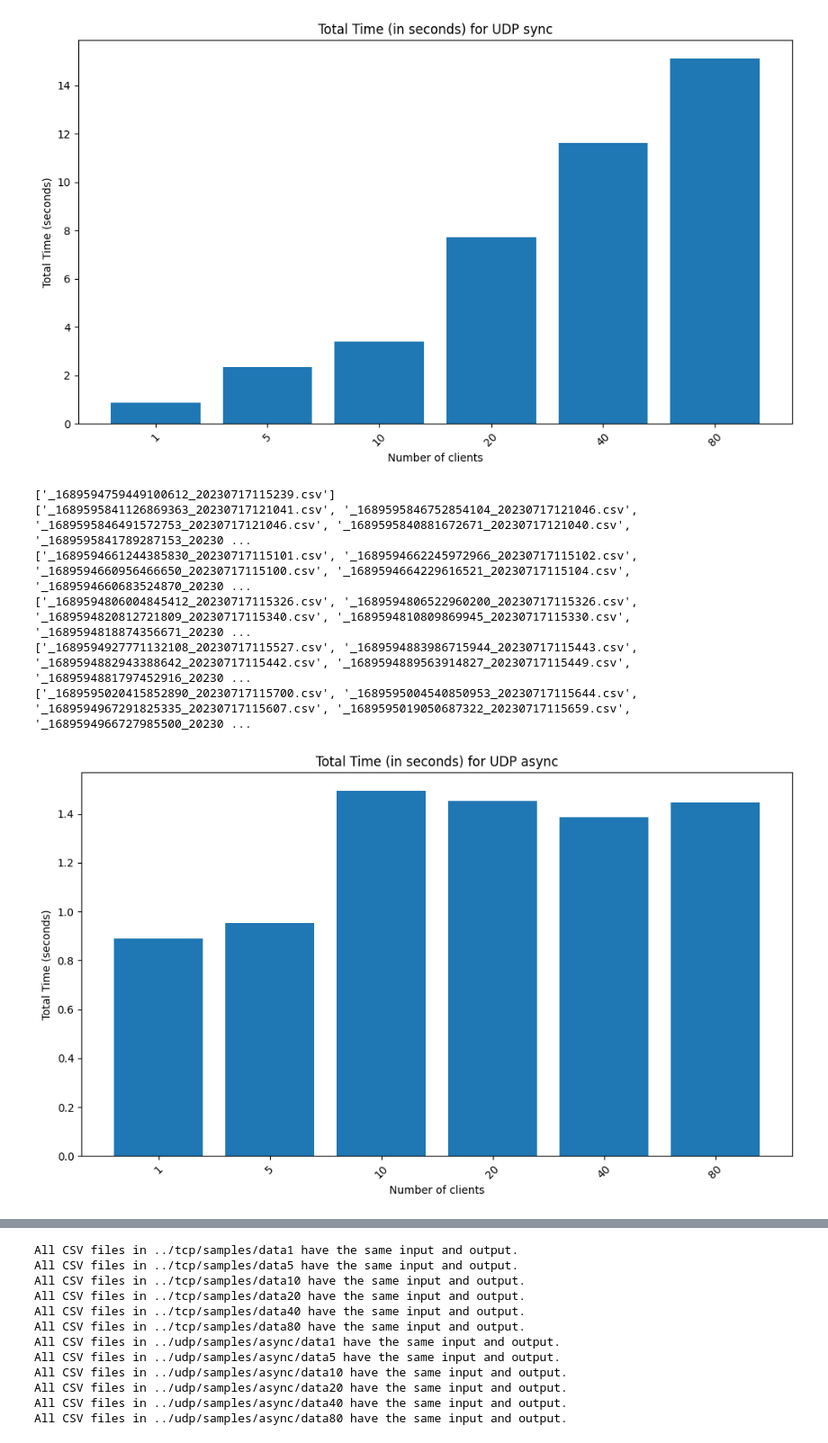
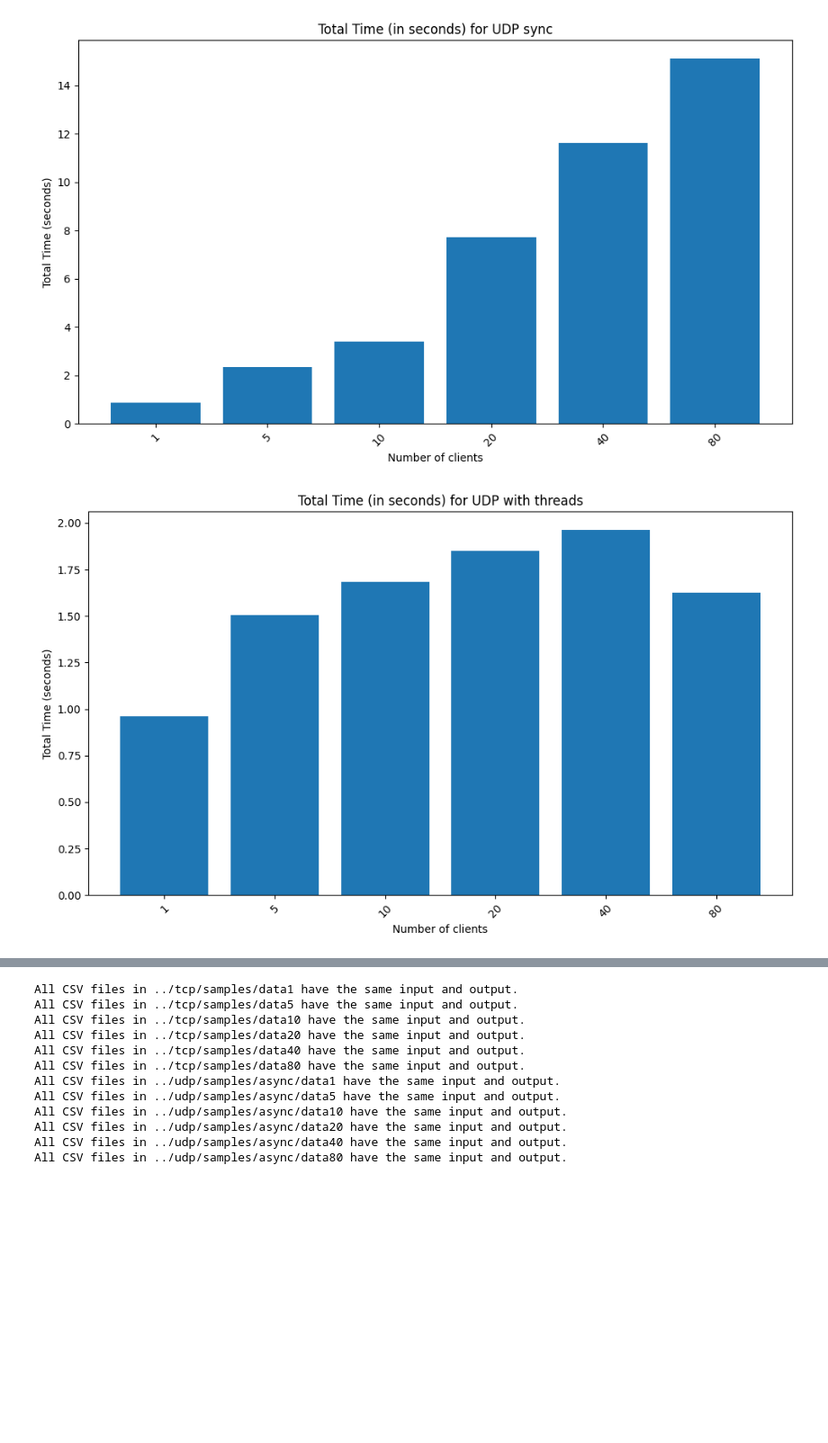
Before and after one commit to arthurbm/distributed-concurrent-programming, a Jupyter notebook: atividades/atv4/benchmark/main.ipynb, the cells around one changed output, grey strips where cells are left out. Shown at 90% size. Drawn from its saved outputs; the diff is of its cells as text; code cells hidden in the pictures; blank space fills up the shorter version.

```diff
--- a/atividades/atv4/benchmark/main.ipynb
+++ b/atividades/atv4/benchmark/main.ipynb
@@ -105,41 +107,35 @@ plt.show()
 # List of paths
 paths = [
     '../udp/samples/async/data1',
     '../udp/samples/async/data5',
     '../udp/samples/async/data10',
     '../udp/samples/async/data20',
     '../udp/samples/async/data40',
     '../udp/samples/async/data80'
 ]
 
 pathsLabels = [
     '1',
     '5',
     '10',
     '20',
     '40',
     '80'
 ]
 
 total_times = get_total_times(paths)
 
 # Plot the total time taken for each path
 plt.figure(figsize=(10,6))
 plt.bar(pathsLabels, total_times)
-plt.title('Total Time (in seconds) for UDP async')
+plt.title('Total Time (in seconds) for UDP with threads')
 plt.xlabel('Number of clients')
 plt.ylabel('Total Time (seconds)')
 plt.xticks(rotation=45)
 plt.tight_layout()
 plt.show()
 # %% [output]
-['_1689594759449100612_20230717115239.csv']
-['_1689595841126869363_20230717121041.csv', '_1689595846752854104_20230717121046.csv', '_1689595846491572753_20230717121046.csv', '_1689595840881672671_20230717121040.csv', '_1689595841789287153_20230 ...
-['_1689594661244385830_20230717115101.csv', '_1689594662245972966_20230717115102.csv', '_1689594660956466650_20230717115100.csv', '_1689594664229616521_20230717115104.csv', '_1689594660683524870_20230 ...
-['_1689594806004845412_20230717115326.csv', '_1689594806522960200_20230717115326.csv', '_1689594820812721809_20230717115340.csv', '_1689594810809869945_20230717115330.csv', '_1689594818874356671_20230 ...
-['_1689594927771132108_20230717115527.csv', '_1689594883986715944_20230717115443.csv', '_1689594882943388642_20230717115442.csv', '_1689594889563914827_20230717115449.csv', '_1689594881797452916_20230 ...
-['_1689595020415852890_20230717115700.csv', '_1689595004540850953_20230717115644.csv', '_1689594967291825335_20230717115607.csv', '_1689595019050687322_20230717115659.csv', '_1689594966727985500_20230 ...
-[figure, old version]
+[figure, new version]
 # %%
 # List of paths for TCP and UDP
 paths_dict = {
```
Also changed, not shown: parts of 5 cells of this notebook, 4 other files.
